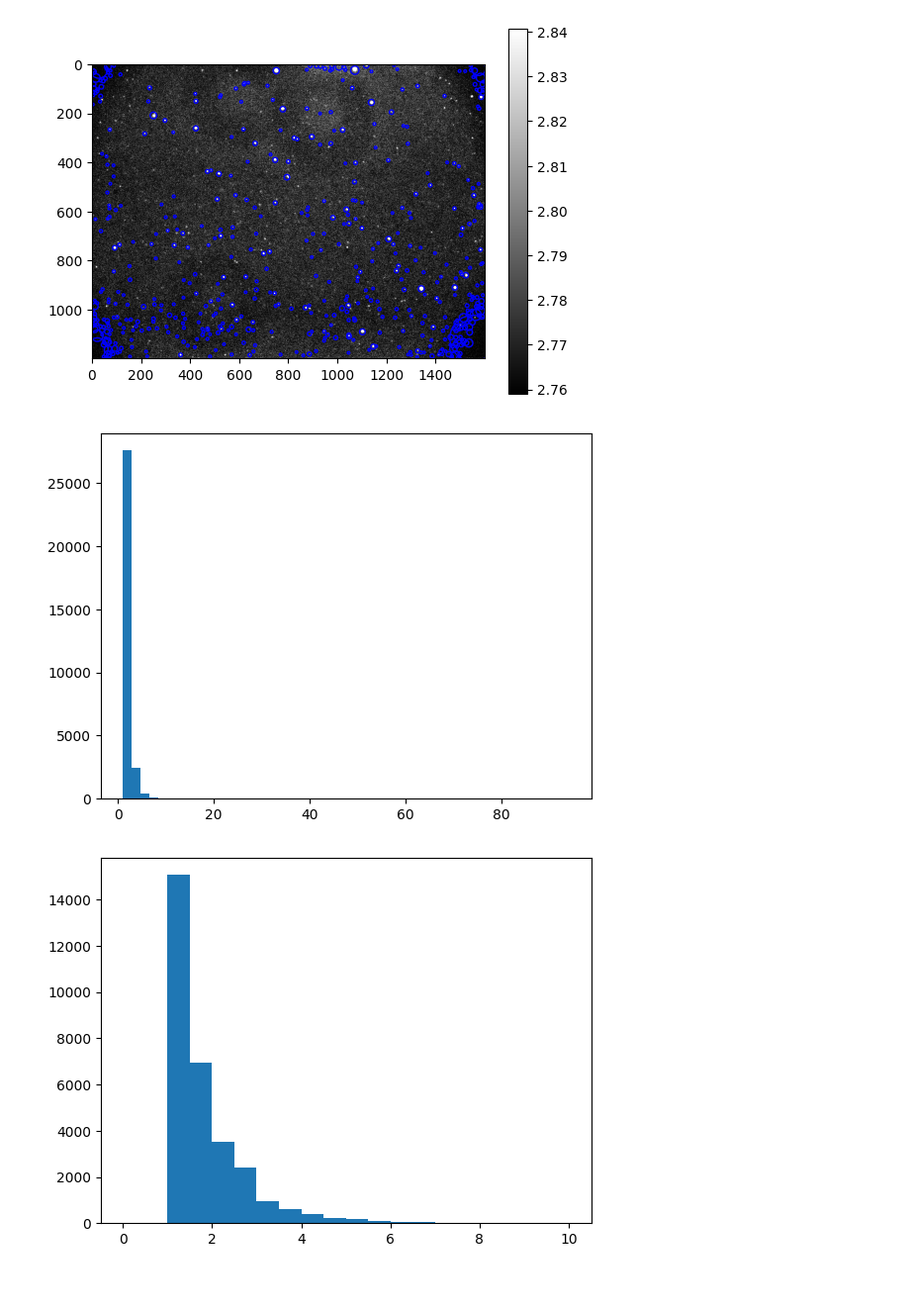
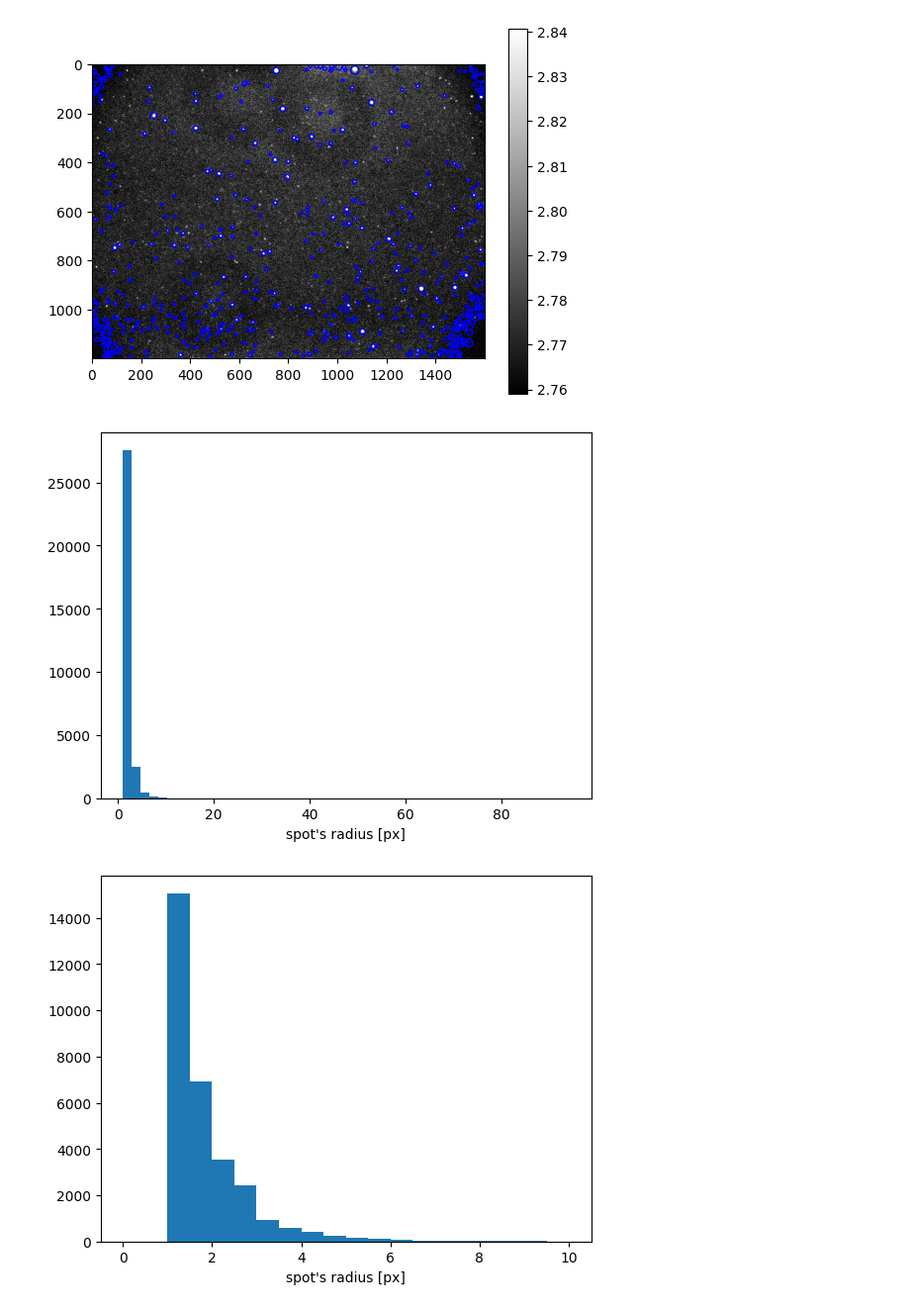
Before and after one commit to juagudeloo/Seeing-OAN, a Jupyter notebook: field_stars_diameter.ipynb, the cells around one changed output. Shown at 99% size. Drawn from its saved outputs; the diff is of its cells as text; code cells hidden in the pictures; blank space fills up the shorter version.

```diff
--- a/field_stars_diameter.ipynb
+++ b/field_stars_diameter.ipynb
@@ -234,10 +234,12 @@ plt.show()
 [figure]
 # %%
 plt.hist(rs, bins=50)
+plt.xlabel("spot's radius [px]")
 plt.show()
 
 plt.hist(rs, bins=20, range=(0,10))
+plt.xlabel("spot's radius [px]")
 plt.show()
 # %% [output]
-[figure, old version]
+[figure, new version]
-[figure, old version]
+[figure, new version]
```
